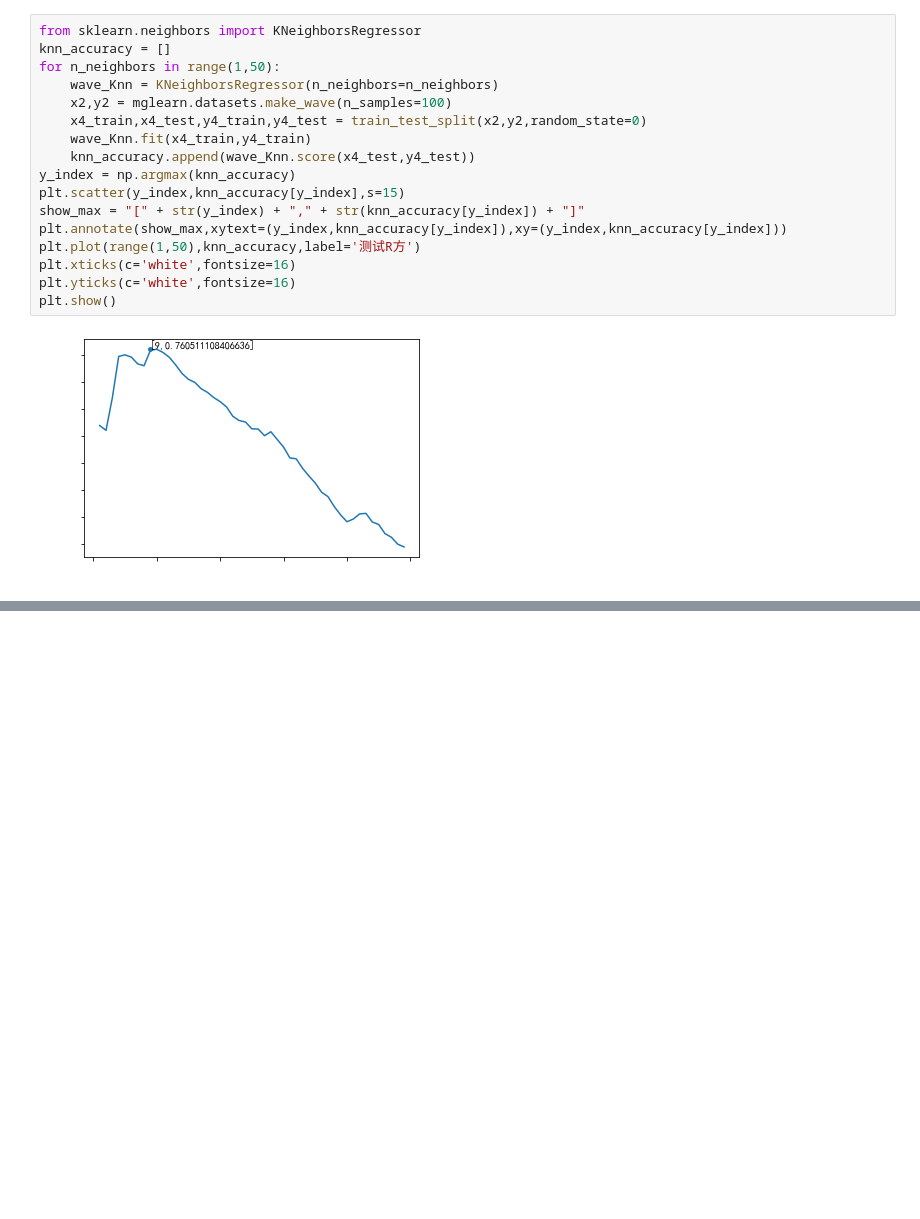
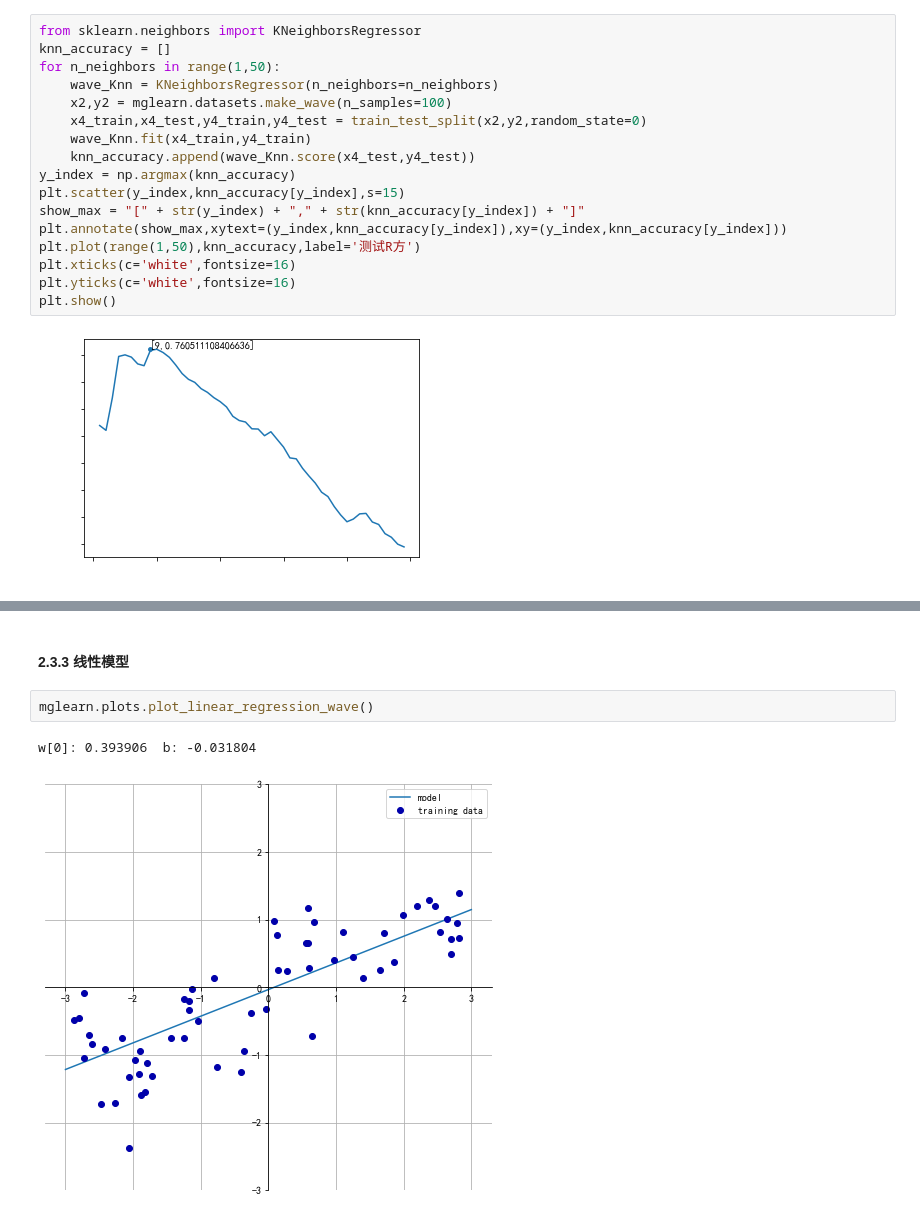
Before and after one commit to mushroomouou/Python, a Jupyter notebook: MechineLearing/Python机器学习基础教程(学习笔记)/Section2_SuperVised_Learning.ipynb, the cells around one changed output, grey strips where cells are left out. Cells and saved outputs as stored; diff of their text form; blank space fills up the shorter version.

```diff
--- a/MechineLearing/Python机器学习基础教程(学习笔记)/Section2_SuperVised_Learning.ipynb
+++ b/MechineLearing/Python机器学习基础教程(学习笔记)/Section2_SuperVised_Learning.ipynb
@@ -243,0 +277,7 @@ plt.show()
+# %% [markdown]
+#### 2.3.3 线性模型
+# %%
+mglearn.plots.plot_linear_regression_wave()
+# %% [output]
+w[0]: 0.393906  b: -0.031804
+[figure, added]
```
Also changed, not shown: parts of 5 cells of this notebook, 1 other file.
